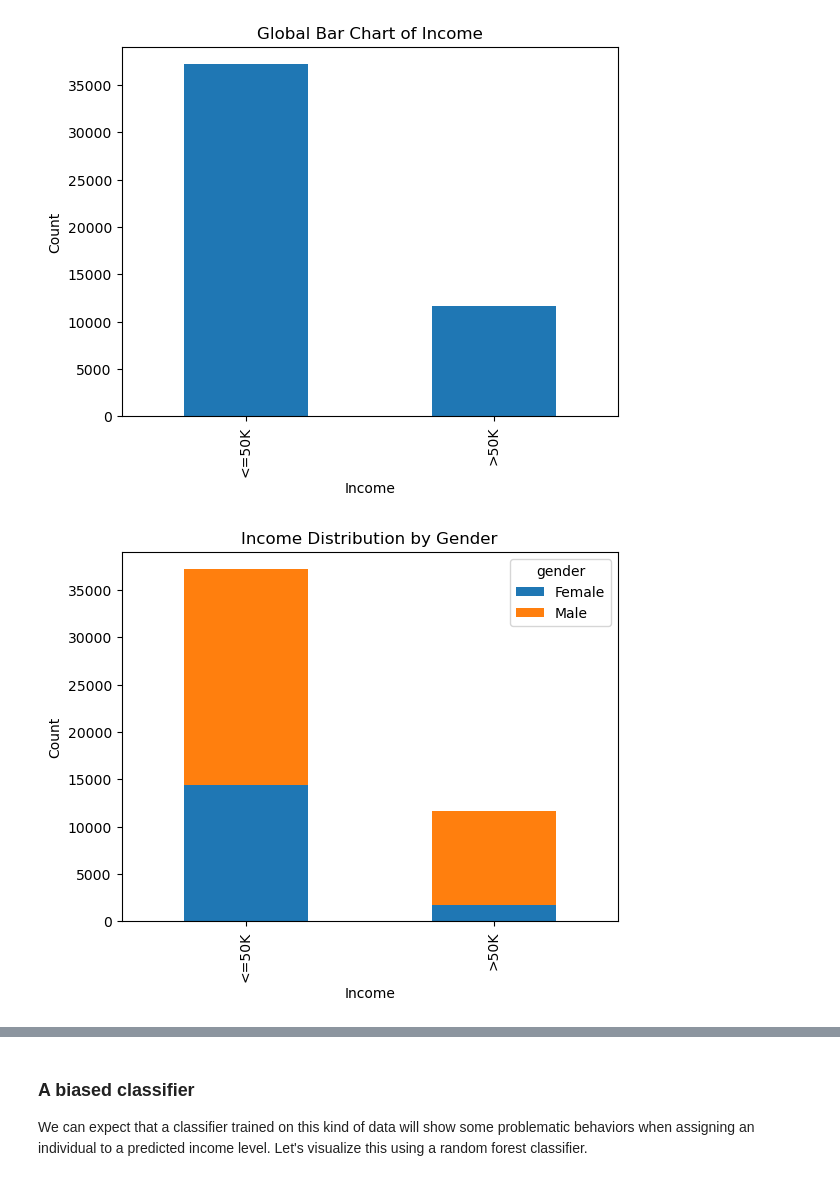
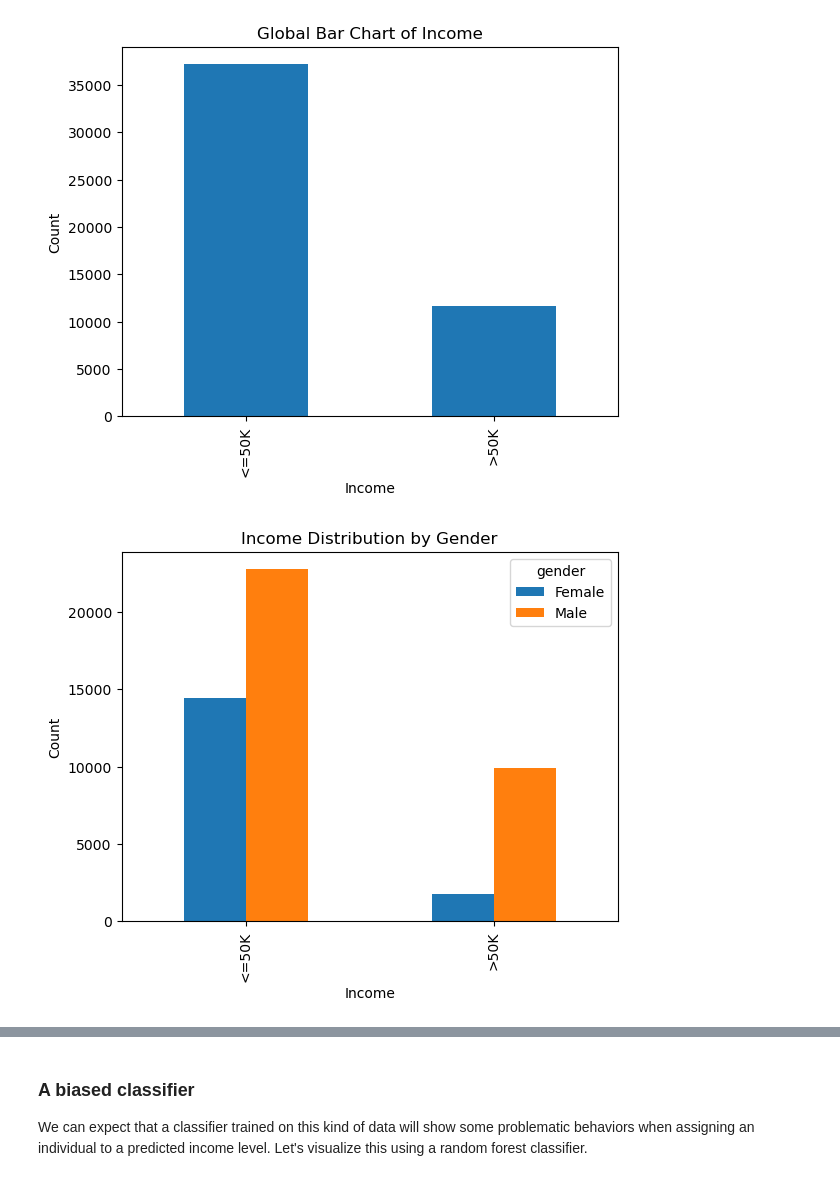
Before and after one commit to wsl0917/DSCI430_module2_assignment, a Jupyter notebook: Module 4 Assignment-1.ipynb, the cells around one changed output, grey strips where cells are left out. Cells and saved outputs as stored; diff of their text form; code cells hidden in the pictures.

```diff
--- a/Module 4 Assignment-1.ipynb
+++ b/Module 4 Assignment-1.ipynb
@@ -96,10 +96,10 @@ plt.show()
 # %% [output]
 [figure]
 # %%
-df.groupby(['income', 'gender']).size().unstack().plot(kind='bar', stacked=True)
+df.groupby(['income', 'gender']).size().unstack().plot(kind='bar')
 plt.title('Income Distribution by Gender')
 plt.xlabel('Income')
 plt.ylabel('Count')
 plt.show()
 # %% [output]
-[figure, old version]
+[figure, new version]
```
Also changed, not shown: parts of 5 cells of this notebook.
